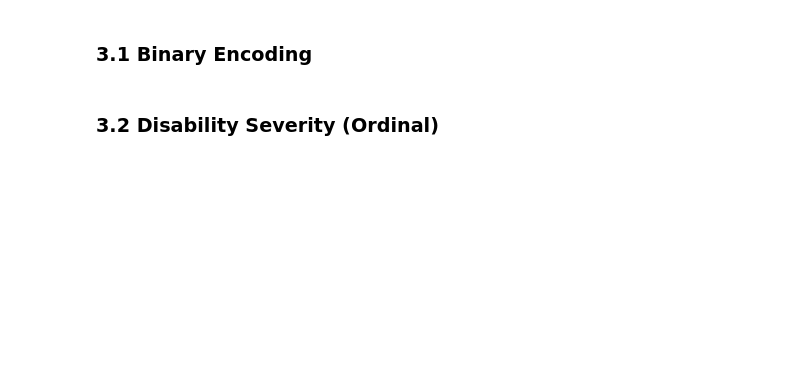
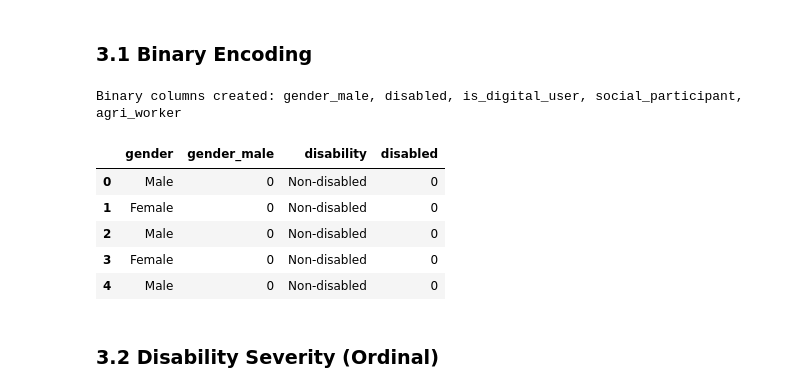
Before and after one commit to Sakhiur2022/Signal, a Jupyter notebook: notebooks/02_data_cleaning/01_data_cleaning.ipynb, the cells around one changed output. Drawn from its saved outputs; the diff is of its cells as text; code cells hidden in the pictures; blank space fills up the shorter version.

```diff
--- a/notebooks/02_data_cleaning/01_data_cleaning.ipynb
+++ b/notebooks/02_data_cleaning/01_data_cleaning.ipynb
@@ -76,30 +97,37 @@ print("Starting shape:", df_clean.shape)
 # %% [markdown]
 ### 3.1 Binary Encoding
 # %%
-# ---- Gender ----
-# Adjust the labels if your data uses different strings
-df_clean["gender_male"] = (df_clean["gender"].str.lower().str.strip() == "male").astype(int)
+# Gender
+df_clean["gender_male"] = (df_clean["gender"].str.lower().str.strip() == "Male").astype(int)
 
-# ---- Disability (binary) ----
-df_clean["disabled"] = (df_clean["disability"].str.lower().str.strip() == "disabled").astype(int)
+# Disability (binary)
+df_clean["disabled"] = (df_clean["disability"].str.lower().str.strip() == "Disabled").astype(int)
 
-# ---- Digital use (temporary, will be replaced by digital_status) ----
+#Digital use (temporary, will be replaced by digital_status)
 df_clean["is_digital_user"] = (
-    df_clean["digital_use"].str.lower().str.contains("digital", na=False)
+    df_clean["digital_use"].str.lower().str.contains("Digital user", na=False)
 ).astype(int)
 
-# ---- Social participation ----
+#Social participation
 df_clean["social_participant"] = (
-    df_clean["social_participation"].str.lower().str.contains("participant", na=False)
+    df_clean["social_participation"].str.lower().str.contains("Participates s", na=False)
 ).astype(int)
 
-# ---- Agricultural employment ----
+#Agricultural employment
 df_clean["agri_worker"] = (
-    df_clean["agri_employment"].str.lower().str.contains("agriculture", na=False)
+    df_clean["agri_employment"].str.lower().str.contains("Agricultural worker", na=False)
 ).astype(int)
 
 print("Binary columns created: gender_male, disabled, is_digital_user, social_participant, agri_worker")
 df_clean[["gender", "gender_male", "disability", "disabled"]].head()
+# %% [output]
+Binary columns created: gender_male, disabled, is_digital_user, social_participant, agri_worker
+|  | gender | gender_male | disability | disabled |
+| 0 | Male | 0 | Non-disabled | 0 |
+| 1 | Female | 0 | Non-disabled | 0 |
+| 2 | Male | 0 | Non-disabled | 0 |
+| 3 | Female | 0 | Non-disabled | 0 |
+| 4 | Male | 0 | Non-disabled | 0 |
 # %% [markdown]
 ### 3.2 Disability Severity (Ordinal)
 # %%
```
Also changed, not shown: parts of 24 cells of this notebook.
